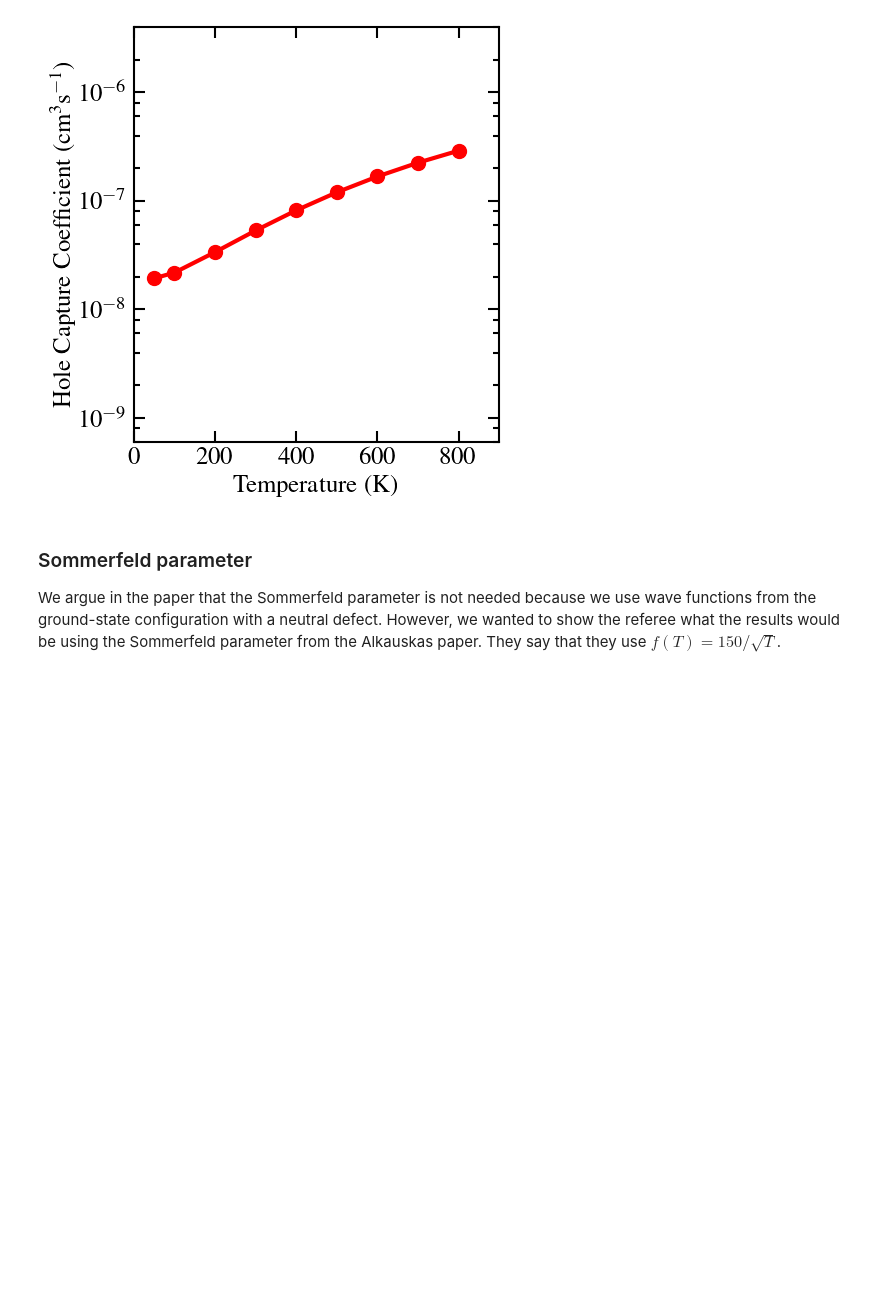
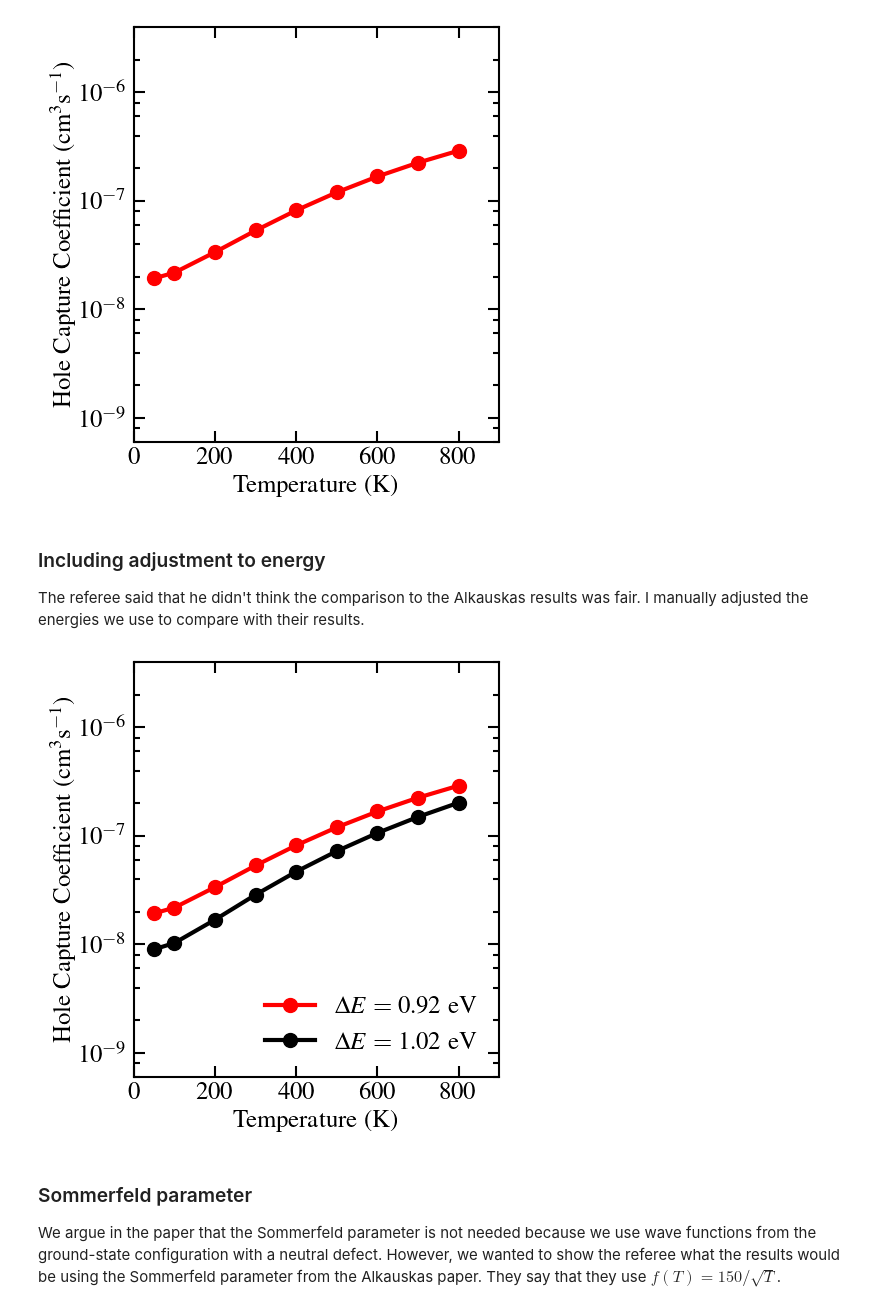
Before and after one commit to laurarnichols/CrossSectionCalculations, a Jupyter notebook: TimeDomainPaper/recreateGaNNumbers/GaN.ipynb, the cells around one changed output. Saved outputs shown, nothing was run; the diff lists cells and outputs as text; code cells hidden in the pictures; blank space fills up the shorter version.

```diff
--- a/TimeDomainPaper/recreateGaNNumbers/GaN.ipynb
+++ b/TimeDomainPaper/recreateGaNNumbers/GaN.ipynb
@@ -80,6 +80,70 @@ plt.tight_layout()
 plt.show()
 # %% [output]
 [figure]
+# %% [markdown]
+### Including adjustment to energy
+
+The referee said that he didn't think the comparison to the Alkauskas results was fair. I manually adjusted the energies we use to compare with their results.
+# %%
+T = np.array([50, 100, 200, 300, 400, 500, 600, 700, 800])
+Wif_groundAdj = np.array([-1.27234116, -1.04487016, -1.02051316])
+
+weight3rdDown_groundAdj = np.exp(Wif_groundAdj[0]/(kB*T))
+weight2ndDown_groundAdj = np.exp(Wif_groundAdj[1]/(kB*T))
+weightVBM_groundAdj = np.exp(Wif_groundAdj[2]/(kB*T))
+
+totalWeight_groundAdj = weight3rdDown_groundAdj + weight2ndDown_groundAdj + weightVBM_groundAdj
+
+weight3rdDown_groundAdj /= totalWeight_groundAdj
+weight2ndDown_groundAdj /= totalWeight_groundAdj
+weightVBM_groundAdj /= totalWeight_groundAdj
+# %%
+Cp_twoFreq_3rdDown_groundAdj = 4*np.array([4.16090354238189E+010,4.27016469647403E+010,4.96925957720020E+010,6.37051776380318E+010,8.80758980774113E+010,1.28656578852556E+011,1.93540726210946E+011,2.92699728035990E+011,4.37342848775248E+011])*volume*weight3rdDown_groundAdj
+Cp_twoFreq_2ndDown_groundAdj = 4*np.array([4.50301035573684E+012,4.82931250832879E+012,6.71204894032527E+012,1.03818742794254E+013,1.60754643680525E+013,2.40712575445098E+013,3.46691497650928E+013,4.81142762412440E+013,6.45480497916885E+013])*volume*weight2ndDown_groundAdj
+Cp_twoFreq_VBM_groundAdj = 4*np.array([2.03202589569807E+012,2.18273919835743E+012,3.11976514892607E+012,4.98244754158961E+012,7.90802087624221E+012,1.20769203301998E+013,1.76827933447568E+013,2.48814485131887E+013,3.37616997608413E+013])*volume*weightVBM_groundAdj
+Cp_twoFreq_groundAdj = Cp_twoFreq_3rdDown_groundAdj + Cp_twoFreq_2ndDown_groundAdj + Cp_twoFreq_VBM_groundAdj
+# %%
+plt.figure(figsize=(5,5))
+
+# Paper figure with smeared results
+plt.semilogy(T, Cp_twoFreq_ground, color='red', label='$\Delta E =$ 0.92 eV', linewidth=3, marker='o', markersize=10)
+plt.semilogy(T, Cp_twoFreq_groundAdj, color='black', label='$\Delta E =$ 1.02 eV', linewidth=3, marker='o', markersize=10)
+
+# Labels
+plt.xlabel('Temperature (K)', fontsize=18)
+plt.ylabel('Hole Capture Coefficient (cm$^3$s$^{-1}$)', fontsize=18)
+
+# Plot formatting
+plt.legend(loc='lower right', fontsize=18, frameon=False)  # Move the legend to the top right and increase font size
+plt.xticks(fontsize=18)  # Increase x-axis tick font size
+plt.yticks(fontsize=18)  # Increase y-axis tick font size
+plt.ylim(6e-10,4e-6)
+plt.xlim(0,900)
+ax = plt.gca()
+ax.spines['top'].set_linewidth(1.5)   # Top border
+ax.spines['right'].set_linewidth(1.5) # Right border
+ax.spines['bottom'].set_linewidth(1.5)  # Bottom border (default width)
+ax.spines['left'].set_linewidth(1.5)    # Left border (default width)
+ax.tick_params(axis='both',  # Apply to both x and y axes
+               which='minor',  # Apply to both major and minor ticks
+               direction='in',  # Tick direction (inward and outward)
+               width=1.5,  # Thickness of the tick marks
+               length=4, # Length of the tick marks
+               bottom=True, top=True, left=True, right=True)
+ax.tick_params(axis='both',  # Apply to both x and y axes
+               which='major',  # Apply to both major and minor ticks
+               direction='in',  # Tick direction (inward and outward)
+               width=1.5,  # Thickness of the tick marks
+               length=8, # Length of the tick marks
+               bottom=True, top=True, left=True, right=True)
+locmin = ticker.LogLocator(base=10.0,subs=(0.2,0.4,0.6,0.8),numticks=12)
+ax.yaxis.set_minor_locator(locmin)
+ax.yaxis.set_minor_formatter(ticker.NullFormatter())
+plt.tight_layout()
+plt.savefig('GaNEnergyDep.png',dpi=1200)
+plt.show()
+# %% [output]
+[figure, added]
 # %% [markdown]
 ### Sommerfeld parameter
 
```
Also changed, not shown: parts of 4 cells of this notebook, 1 other file.
